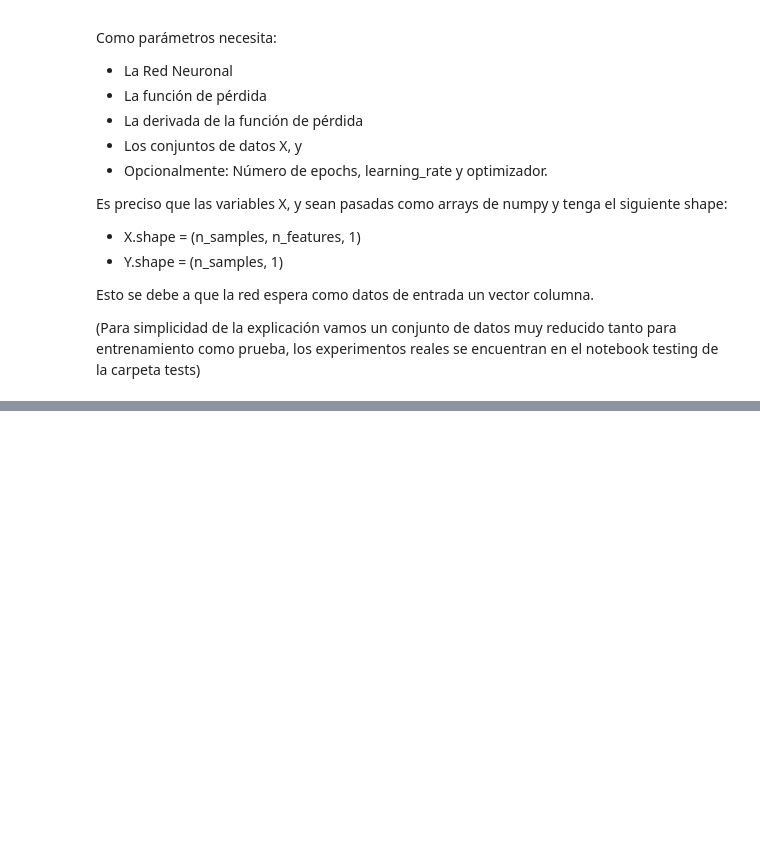
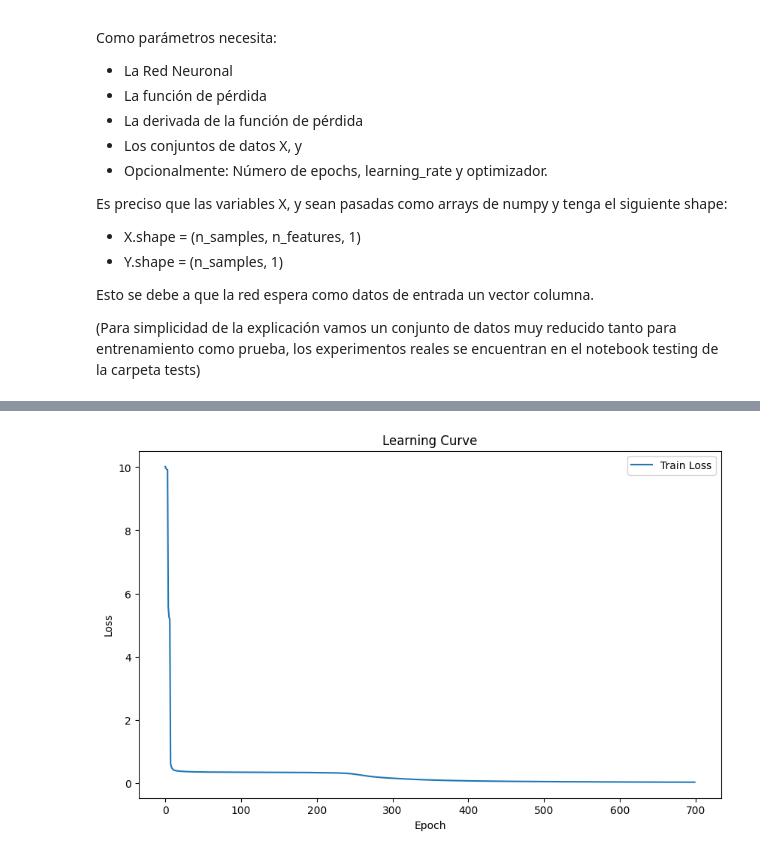
Before and after one commit to Coco-os/FNN-Implementation, a Jupyter notebook: notebooks/Neural_Network.ipynb, the cells around one changed output, grey strips where cells are left out. Cells and saved outputs as stored; diff of their text form; code cells hidden in the pictures; blank space fills up the shorter version.

```diff
--- a/notebooks/Neural_Network.ipynb
+++ b/notebooks/Neural_Network.ipynb
@@ -72,0 +110,4 @@ train_loss = train(nn, loss, X_train, y_train, epochs=700)
+# %%
+learning_curve(train_loss)
+# %% [output]
+[figure, added]
```
Also changed, not shown: parts of 7 cells of this notebook.
